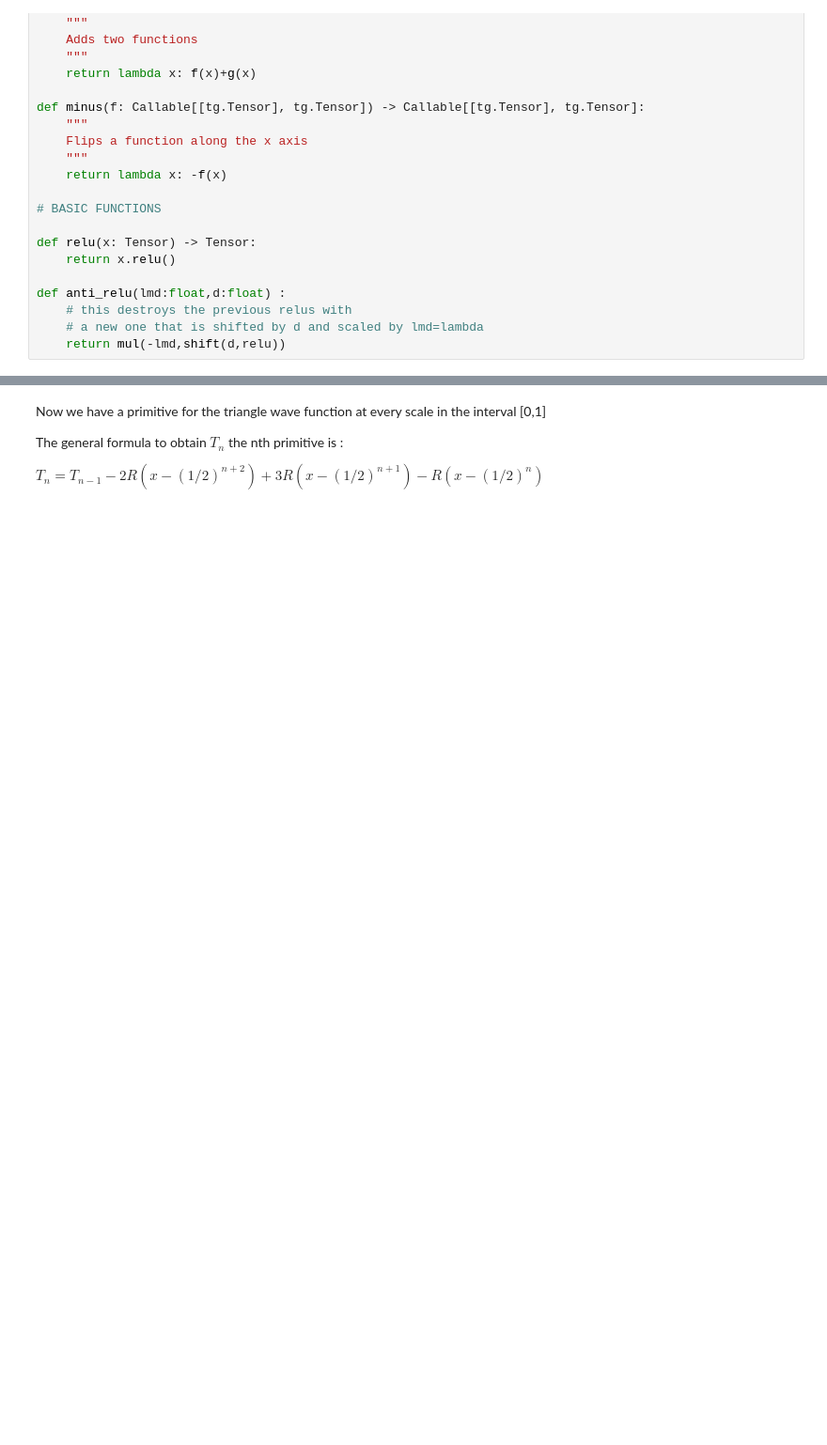
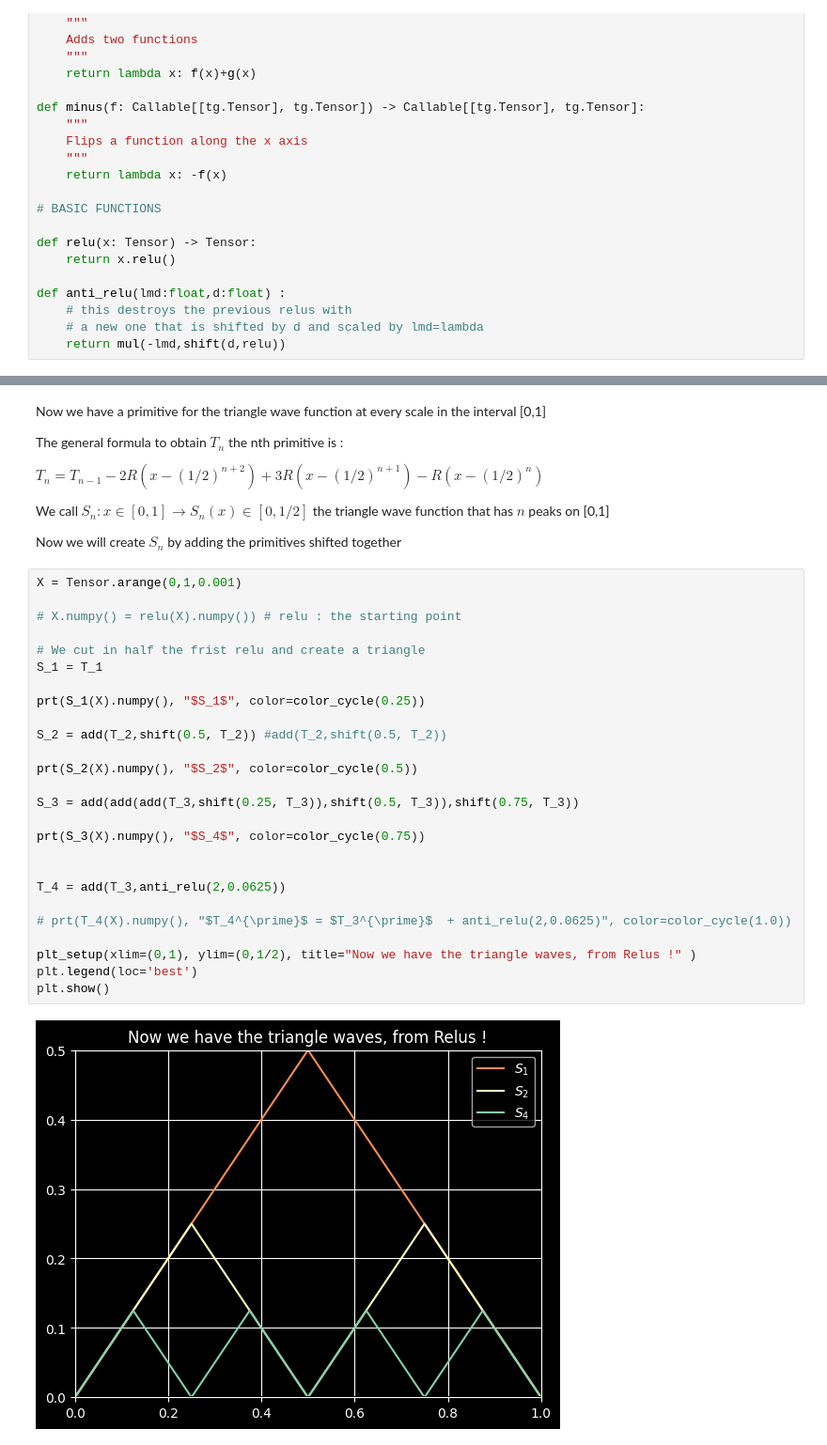
Before and after one commit to Hadrien-Cornier/cool-nn-stuff, a Jupyter notebook: polynomials_from_relus.ipynb, the cells around one changed output, grey strips where cells are left out. Shown at 94% size. Drawn from its saved outputs; the diff is of its cells as text; blank space fills up the shorter version.

```diff
--- a/polynomials_from_relus.ipynb
+++ b/polynomials_from_relus.ipynb
@@ -164,3 +180,36 @@ Now we have a primitive for the triangle wave function at every scale in the int
 The general formula to obtain $T_n$ the nth primitive is :
 
 $T_{n} = T_{n-1} - 2R(x-(1/2)^{n+2}) + 3R(x-(1/2)^{n+1}) -R(x-(1/2)^n)$
+
+
+We call $S_n : x \in [0,1] \to S_n(x) \in [0,1/2]$ the triangle wave function that has $n$ peaks on [0,1]
+
+Now we will create $S_n$ by adding the primitives shifted together
+# %%
+X = Tensor.arange(0,1,0.001)
+
+# X.numpy() = relu(X).numpy()) # relu : the starting point
+
+# We cut in half the frist relu and create a triangle
+S_1 = T_1
+
+prt(S_1(X).numpy(), "$S_1$", color=color_cycle(0.25))
+
+S_2 = add(T_2,shift(0.5, T_2)) #add(T_2,shift(0.5, T_2))
+
+prt(S_2(X).numpy(), "$S_2$", color=color_cycle(0.5))
+
+S_3 = add(add(add(T_3,shift(0.25, T_3)),shift(0.5, T_3)),shift(0.75, T_3))
+
+prt(S_3(X).numpy(), "$S_4$", color=color_cycle(0.75))
+
+
+T_4 = add(T_3,anti_relu(2,0.0625))
+
+# prt(T_4(X).numpy(), "$T_4^{\prime}$ = $T_3^{\prime}$  + anti_relu(2,0.0625)", color=color_cycle(1.0))
+
+plt_setup(xlim=(0,1), ylim=(0,1/2), title="Now we have the triangle waves, from Relus !" )
+plt.legend(loc='best')
+plt.show()
+# %% [output]
+[figure, added]
```
Also changed, not shown: parts of 7 cells of this notebook.
